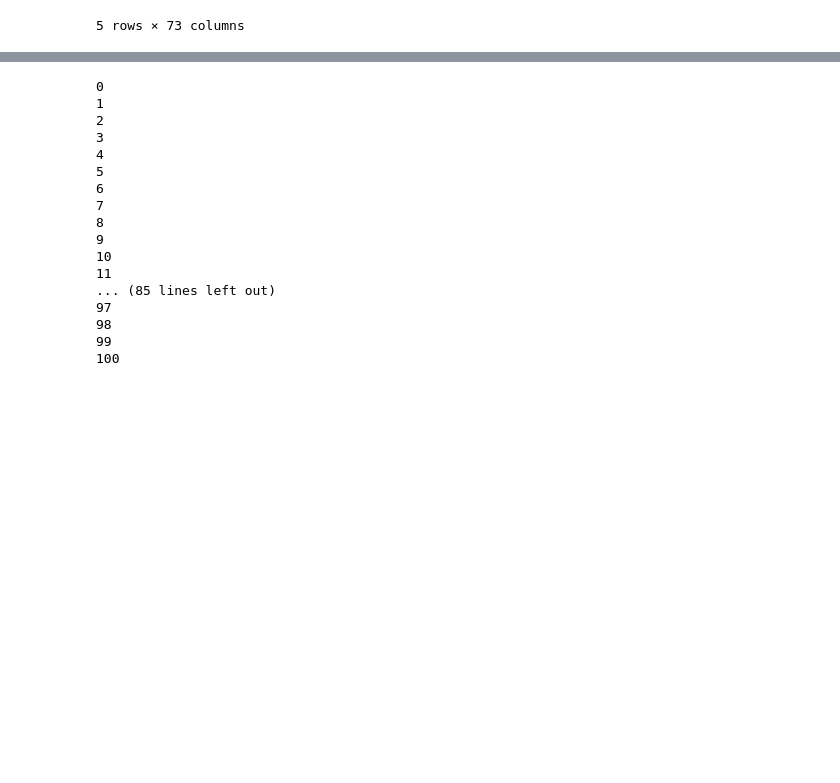
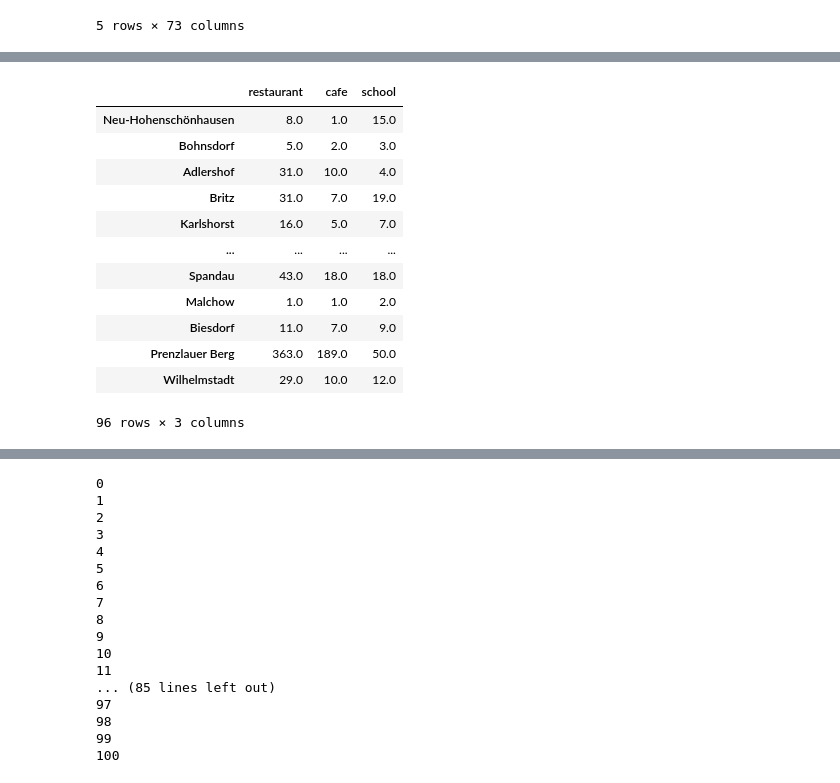
Before and after one commit to Schalwal/Geo-paw-sitioning, a Jupyter notebook: grid_level_osm.ipynb, the cells around one changed output, grey strips where cells are left out. Drawn from its saved outputs; the diff is of its cells as text; code cells hidden in the pictures; blank space fills up the shorter version.

```diff
--- a/grid_level_osm.ipynb
+++ b/grid_level_osm.ipynb
@@ -37,12 +37,4 @@ import osmnx as ox
 import networkx as nx
 import numpy as np
 import os
-# %%
-import sys
-
-sys.path.insert(0, "src/")
-
-import landprices
-cities = ["Berlin", "Bremen", "Dresden", "Frankfurt", "Köln"]
-result = landprices.load_data_city(cities[0])
 # %%
@@ -49,0 +44,15 @@ from helper import osm_functions_nbh
+# %%
+city_name = 'Berlin'
+
+grid_df = landprices.load_data_city(city_name)
+
+main_path = os.getcwd()
+path_neigh = os.path.join(main_path, "res", "data", "DLR", "3 Neighborhoods", f"Neighborhoods_{city_name}.gpkg")
+neigh_df = gpd.read_file(path_neigh)
+neigh_df = neigh_df.to_crs(epsg=4326)
+
+nbh_polygon_dict = {} # make dict for getting polgon for nbh
+for i in range(neigh_df.shape[0]):
+    nbh_polygon_dict[neigh_df.loc[i, 'Neighborhood_Name']] = neigh_df.loc[i, 'geometry']
+
+amenities_df = osm_functions_nbh.get_count_nbh(grid_df, nbh_polygon_dict)
@@ -68,0 +145,16 @@ TypeError: GeoPandasBase.union() missing 1 required positional argument: 'other'
+# %%
+amenities_df.transpose()
+# %% [output]
+|  | restaurant | cafe | school |
+| Neu-Hohenschönhausen | 8.0 | 1.0 | 15.0 |
+| Bohnsdorf | 5.0 | 2.0 | 3.0 |
+| Adlershof | 31.0 | 10.0 | 4.0 |
+| Britz | 31.0 | 7.0 | 19.0 |
+| Karlshorst | 16.0 | 5.0 | 7.0 |
+| ... | ... | ... | ... |
+| Spandau | 43.0 | 18.0 | 18.0 |
+| Malchow | 1.0 | 1.0 | 2.0 |
+| Biesdorf | 11.0 | 7.0 | 9.0 |
+| Prenzlauer Berg | 363.0 | 189.0 | 50.0 |
+| Wilhelmstadt | 29.0 | 10.0 | 12.0 |
+96 rows × 3 columns
```
Also changed, not shown: parts of 17 cells of this notebook, 2 other files.
